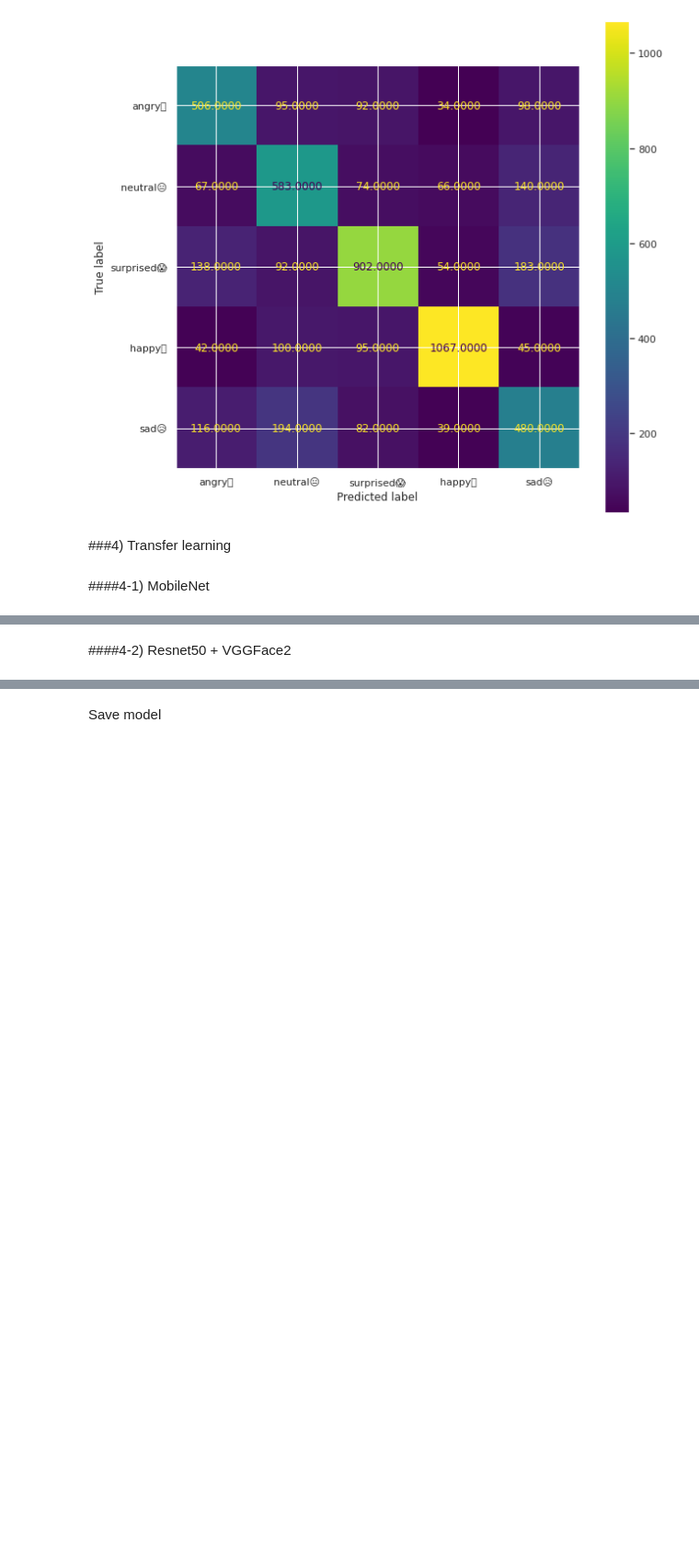
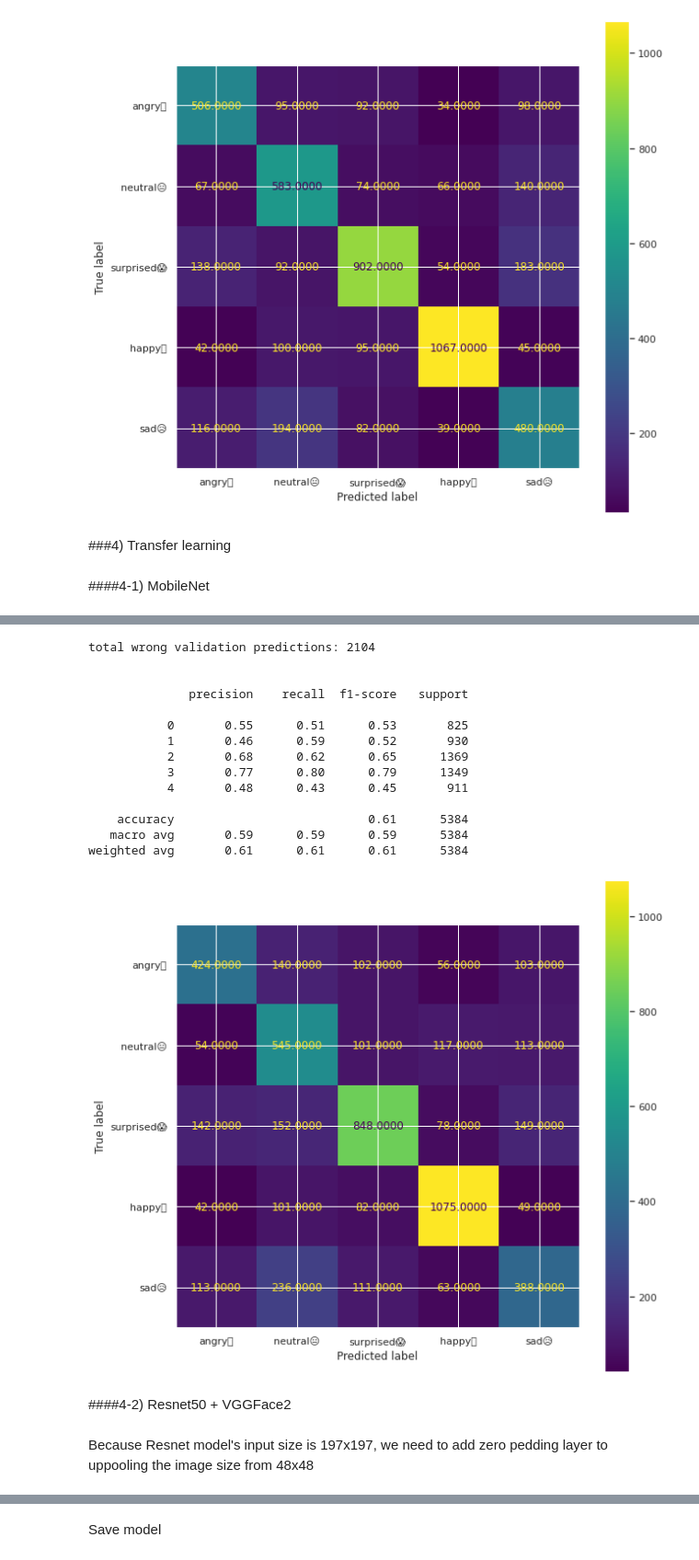
Before and after one commit to Gyeong-Hyeon/AI_Project, a Jupyter notebook: Section4/Facial_emotion_recognition.ipynb, the cells around one changed output, grey strips where cells are left out. Shown at 92% size. Cells and saved outputs as stored; diff of their text form; code cells hidden in the pictures; blank space fills up the shorter version.

```diff
--- a/Section4/Facial_emotion_recognition.ipynb
+++ b/Section4/Facial_emotion_recognition.ipynb
@@ -836,3 +812,15 @@ callbacks = [
     early_stopping,
     lr_scheduler,
 ]
+# %%
+train_datagen = ImageDataGenerator(
+    rotation_range=15,
+    width_shift_range=0.15,
+    height_shift_range=0.15,
+    shear_range=0.15,
+    zoom_range=0.15,
+    horizontal_flip=True,
+    zca_whitening=False,
+)
+
+train_datagen.fit(X_train_tf)
@@ -839,3 +891,30 @@ callbacks = [
+# %%
+yhat_valid = np.argmax(model.predict(X_test_tf), axis=-1)
+
+cm = confusion_matrix(np.argmax(y_test_tf, axis=1), yhat_valid)
+disp = ConfusionMatrixDisplay(confusion_matrix=cm, display_labels=list(label.values()))
+fig, ax = plt.subplots(figsize=(10, 10))
+disp.plot(include_values=True, values_format='.4f', ax=ax)
+plt.savefig("confusion_matrix_lstm.png")
+
+print(f'total wrong validation predictions: {np.sum(np.argmax(y_test_tf, axis=1) != yhat_valid)}\n\n')
+print(classification_report(np.argmax(y_test_tf, axis=1), yhat_valid))
+# %% [output]
+total wrong validation predictions: 2104
+
+
+              precision    recall  f1-score   support
+
+           0       0.55      0.51      0.53       825
+           1       0.46      0.59      0.52       930
+           2       0.68      0.62      0.65      1369
+           3       0.77      0.80      0.79      1349
+           4       0.48      0.43      0.45       911
+
+    accuracy                           0.61      5384
+   macro avg       0.59      0.59      0.59      5384
+weighted avg       0.61      0.61      0.61      5384
+[figure, added]
 # %% [markdown]
 ####4-2) Resnet50 + VGGFace2
 # %%
@@ -851 +930,3 @@ batch_size          = 128
+# %% [markdown]
+Because Resnet model's input size is 197x197, we need to add zero pedding layer to uppooling the image size from 48x48
 # %%
```
Also changed, not shown: parts of 61 cells of this notebook.
